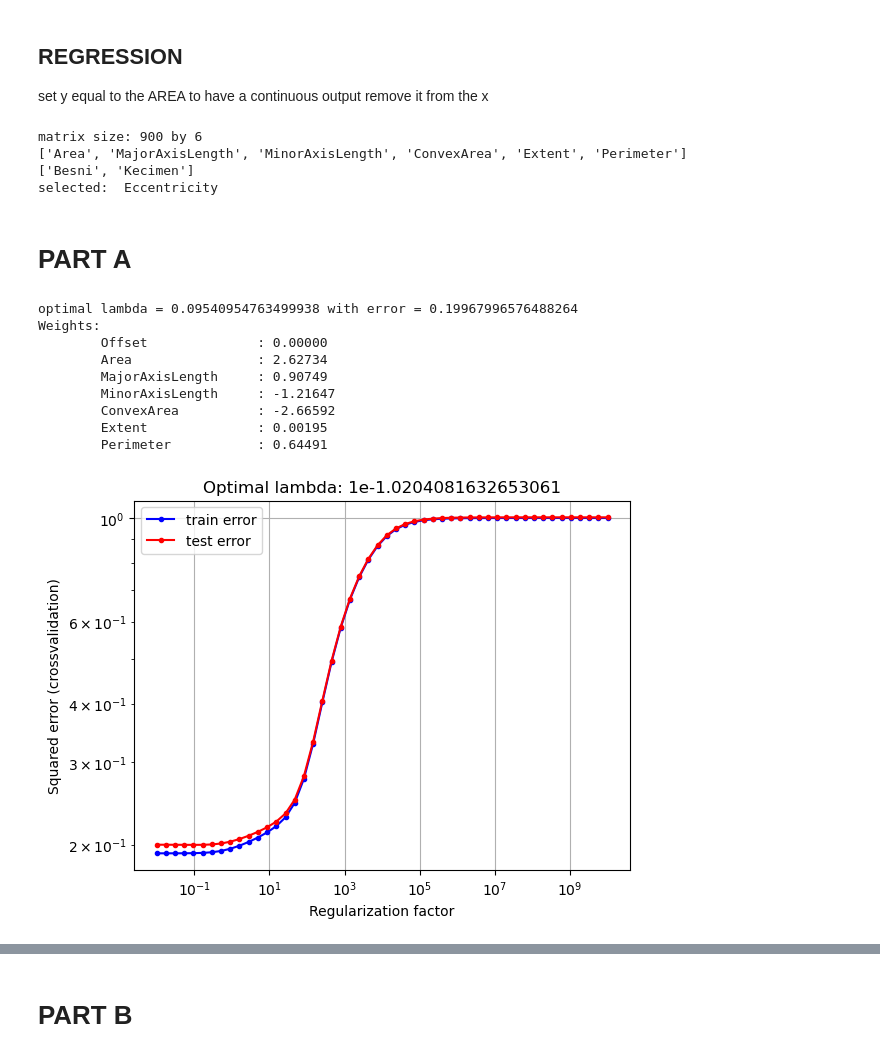
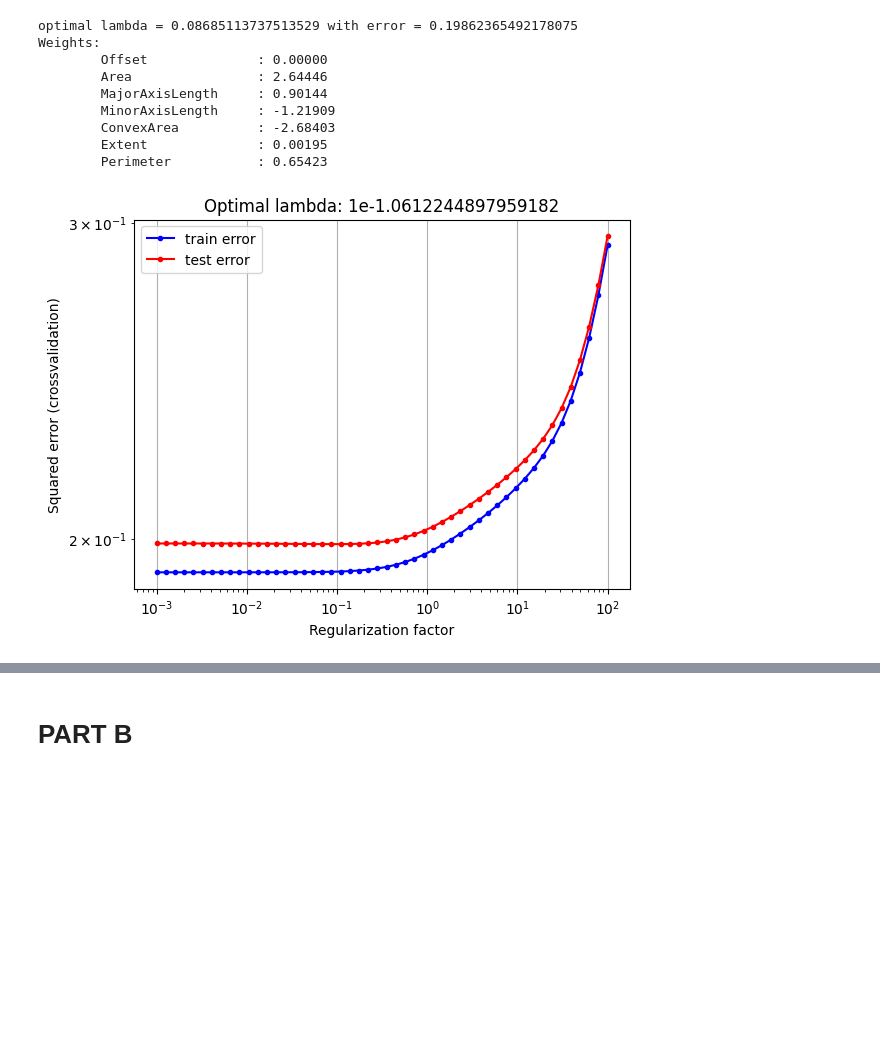
Before and after one commit to Donexize/MLPROJECT, a Jupyter notebook: assignment_02_regression.ipynb, the cells around one changed output, grey strips where cells are left out. Saved outputs shown, nothing was run; the diff lists cells and outputs as text; code cells hidden in the pictures; blank space fills up the shorter version.

```diff
--- a/assignment_02_regression.ipynb
+++ b/assignment_02_regression.ipynb
@@ -99,50 +90,9 @@ matrix size: 900 by 7
-# %% [markdown]
-## REGRESSION
-
-set y equal to the AREA to have a continuous output
-remove it from the x
-# %%
-# Compute values of N, M and C
-N = len(y)
-M = len(attributeNames)
-C = len(classNames)
-
-print(f'matrix size: {N} by {M}')
-print(attributeNames)
-print(classNames)
-print('selected: ', selected_feature)
-
-#print('no transformation', X[0])
-
-# regularization
-mu = np.mean(X, 0)
-sigma = np.std(X, 0)
-X = (X - mu) / sigma
-
-mu2 = np.mean(y)
-sigma2 = np.std(y)
-y = (y - mu2) / sigma2
-
-# Add offset attribute
-X = np.concatenate((np.ones((X.shape[0], 1)), X), 1)
-attributeNames = ["Offset"] + attributeNames
-M = M + 1
-
-#print('after transformation', X[0])
-# %% [output]
-matrix size: 900 by 6
-['Area', 'MajorAxisLength', 'MinorAxisLength', 'ConvexArea', 'Extent', 'Perimeter']
-['Besni', 'Kecimen']
-selected:  Eccentricity
-# %% [markdown]
-# PART A
 # %%
 # using rlr_validate
 
-
 # parameters
 #lambdas = np.power(10.0, range(-5, 9))
-lambdas = np.logspace(-2, 10, 50)
+lambdas = np.logspace(-3, 2, 50)
 cross_validation = 10
 XtX = X.T @ X
 Xty = X.T @ y
@@ -151,40 +101,40 @@ Xty = X.T @ y
     opt_lambda,
     mean_w_vs_lambda,
     train_err_vs_lambda,
     test_err_vs_lambda,
     ) = rlr_validate(X, y, lambdas, cross_validation)
 
 lambdaI = opt_lambda * np.eye(M)
 lambdaI[0, 0] = 0  # Do no regularize the bias term
 w_rlr= np.linalg.solve(XtX + lambdaI, Xty).squeeze()
 print(f'optimal lambda = {opt_lambda} with error = {opt_val_err}')
 
 print("Weights:")
 for m in range(M):
     print(f'\t{attributeNames[m].ljust(20)}: {w_rlr[m]:.5f}')
 
 plt.figure()
 plt.title("Optimal lambda: 1e{0}".format(np.log10(opt_lambda)))
 plt.loglog(lambdas, train_err_vs_lambda.T, "b.-", label='train error')
 plt.loglog(lambdas, test_err_vs_lambda.T, "r.-", label='test error')
 plt.xlabel("Regularization factor")
 plt.ylabel("Squared error (crossvalidation)")
 plt.legend()
 plt.grid()
 
 
 plt.show()
 # %% [output]
-optimal lambda = 0.09540954763499938 with error = 0.19967996576488264
+optimal lambda = 0.08685113737513529 with error = 0.19862365492178075
 Weights:
         Offset              : 0.00000
-        Area                : 2.62734
-        MajorAxisLength     : 0.90749
-        MinorAxisLength     : -1.21647
-        ConvexArea          : -2.66592
+        Area                : 2.64446
+        MajorAxisLength     : 0.90144
+        MinorAxisLength     : -1.21909
+        ConvexArea          : -2.68403
         Extent              : 0.00195
-        Perimeter           : 0.64491
+        Perimeter           : 0.65423
-[figure, old version]
+[figure, new version]
 # %%
 # changing the solution method but same result
 
```
Also changed, not shown: parts of 13 cells of this notebook.
